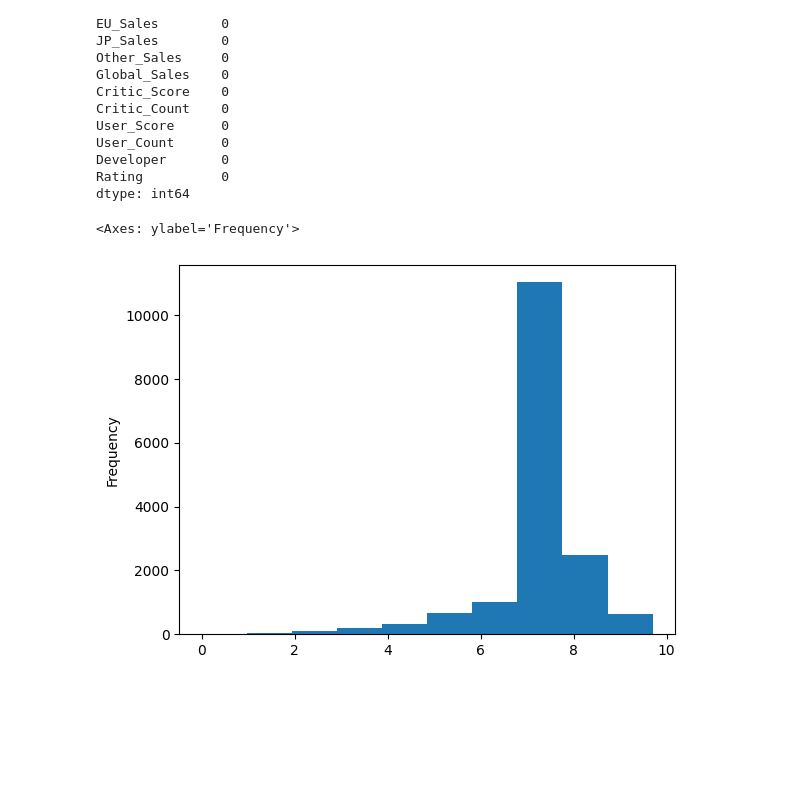
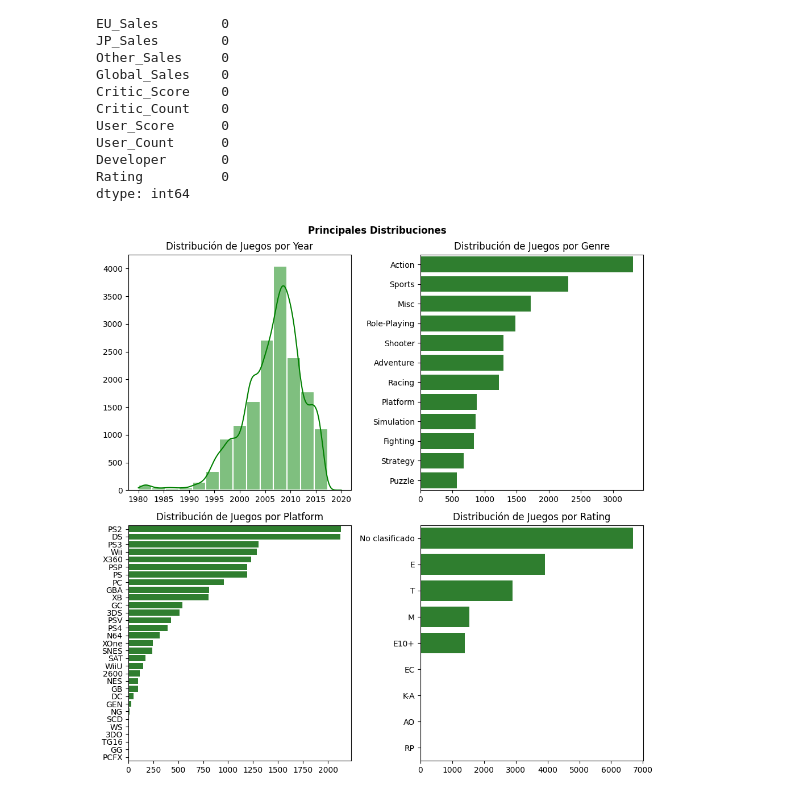
Before and after one commit to christianV1zcardo/Proyect_videogames_sales_EDA, a Jupyter notebook: main.ipynb, the cells around one changed output. Saved outputs shown, nothing was run; the diff lists cells and outputs as text; code cells hidden in the pictures; blank space fills up the shorter version.

Commit message:
Principales Distribuciones main

```diff
--- a/main.ipynb
+++ b/main.ipynb
@@ -65,7 +76,9 @@ df = df.fillna({
     'Critic_Count': df['Critic_Count'].median(),
     'User_Score': df.User_Score.median(),
     'User_Count': df.User_Count.median()
-    })
+})
+
+df['Year'] = df['Year'].astype(int)
 
 df.isnull().sum()
 # %% [output]
@@ -87,7 +100,29 @@ Developer       0
 Rating          0
 dtype: int64
 # %%
-df['User_Score'].plot(kind='hist')
+fig, ax = plt.subplots(nrows=2, ncols=2, figsize=(10,10))
+
+fig.suptitle('Principales Distribuciones', fontweight='bold')
+ax = ax.flatten()
+
+it1 = ['Genre', 'Platform', 'Rating']
+
+sns.histplot(data=df, x='Year', ax=ax[0], bins=15, kde=True, color='green',
+            edgecolor='white', linewidth=1.5)
+ax[0].set_xlabel('')
+ax[0].set_ylabel('')
+ax[0].set_title(f'Distribución de Juegos por Year')
+
+for i, x in enumerate(it1):
+    graf = df[x].value_counts().reset_index()
+
+    i += 1
+    sns.barplot(data=graf, y=x, x='count', ax=ax[i], color='forestgreen')
+    ax[i].set_xlabel('')
+    ax[i].set_ylabel('')
+    ax[i].set_title(f'Distribución de Juegos por {x}')
+
+plt.tight_layout()
+plt.show()
 # %% [output]
-<Axes: ylabel='Frequency'>
-[figure, old version]
+[figure, new version]
```
Also changed, not shown: parts of 2 cells of this notebook, 2 other files.
